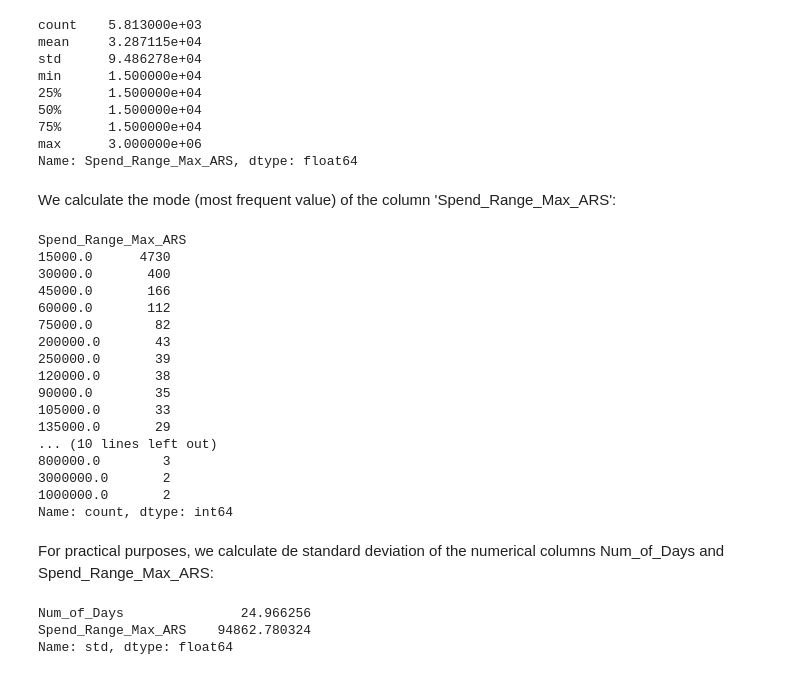
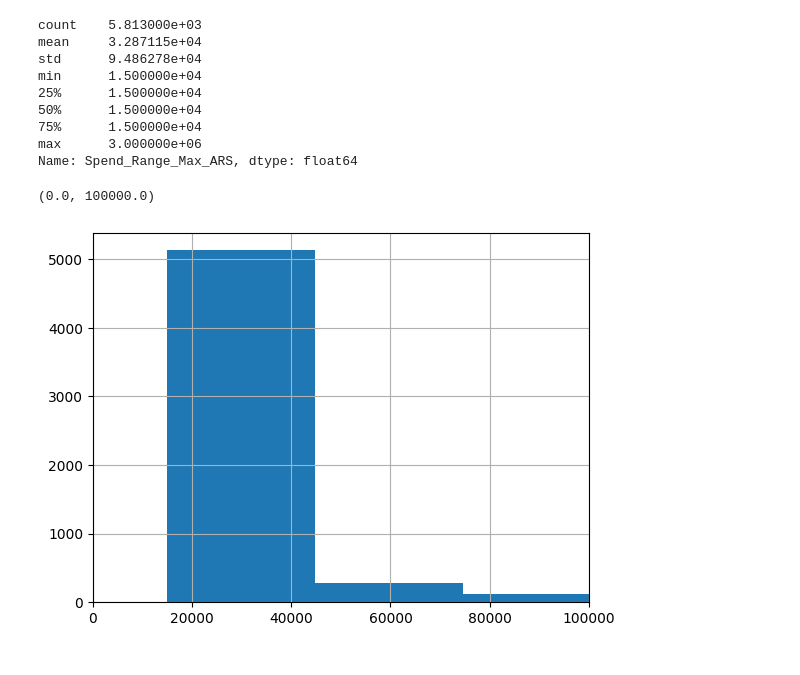
Before and after one commit to andreasoledadguerra/EDA_projects, a Jupyter notebook: googleads_analysis.ipynb, the cells around one changed output. Drawn from its saved outputs; the diff is of its cells as text; code cells hidden in the pictures.

```diff
--- a/googleads_analysis.ipynb
+++ b/googleads_analysis.ipynb
@@ -54,5 +103,0 @@ print(df_ads.head())  # Print the first few rows to ensure it's a valid DataFram
-# %%
-df_ads = df_ads.dropna(axis=1)
-#df_ads = df_ads.dropna(subset=['Ad_Campaigns_List', 'Age_Trageting', 'Gender_Targeting',  'Geo_Targeting_Excluded'])
-print("Shape of dataset after cleaning: ", df_ads.shape)
-df_ads.head(5)
@@ -126,33 +181,10 @@ min      1.500000e+04
 75%      1.500000e+04
 max      3.000000e+06
 Name: Spend_Range_Max_ARS, dtype: float64
-# %% [markdown]
-We calculate the mode (most frequent value) of the column 'Spend_Range_Max_ARS':
-# %%
-df_ads['Spend_Range_Max_ARS'].value_counts()
-# %% [output]
-Spend_Range_Max_ARS
-15000.0      4730
-30000.0       400
-45000.0       166
-60000.0       112
-75000.0        82
-200000.0       43
-250000.0       39
-120000.0       38
-90000.0        35
-105000.0       33
-135000.0       29
-... (10 lines left out)
-800000.0        3
-3000000.0       2
-1000000.0       2
-Name: count, dtype: int64
-# %% [markdown]
-For practical purposes, we calculate de standard deviation of the numerical columns Num_of_Days and Spend_Range_Max_ARS:
-# %%
-print(df_ads.describe().loc['std'])
-# %% [output]
-Num_of_Days               24.966256
-Spend_Range_Max_ARS    94862.780324
-Name: std, dtype: float64
+# %%
+df_ads['Spend_Range_Max_ARS'].hist(bins=100)
+
+plt.xlim(0, 100000)
+# %% [output]
+(0.0, 100000.0)
+[figure, added]
```
Also changed, not shown: parts of 22 cells of this notebook.
